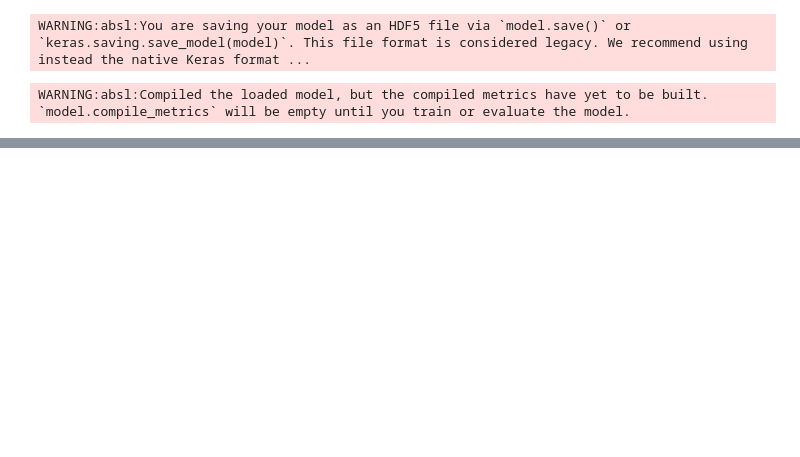
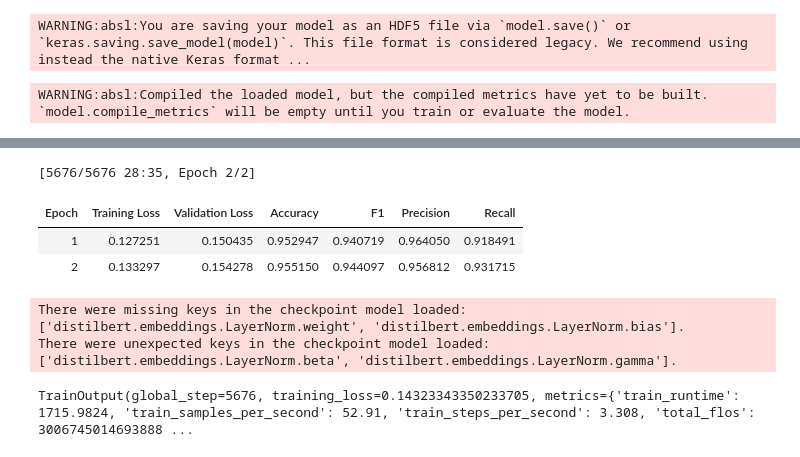
Before and after one commit to Naman21036/SentinelAI, a Jupyter notebook: SentinelAI/notebooks/eda.ipynb, the cells around one changed output, grey strips where cells are left out. Drawn from its saved outputs; the diff is of its cells as text; code cells hidden in the pictures; blank space fills up the shorter version.

```diff
--- a/SentinelAI/notebooks/eda.ipynb
+++ b/SentinelAI/notebooks/eda.ipynb
@@ -311,7 +339,7 @@ WARNING:absl:Compiled the loaded model, but the compiled metrics have yet to be
 with open('tokenizer.pickle', 'rb') as handle:
     load_tokenizer = pickle.load(handle)
 # %%
-test = ''
+test = 'Fuck your entire group and everything you stand for, you are nothing but a toxic presence everywhere you go.'
 def clean_text(text):
     print(text)
     text = str(text).lower()
@@ -351,0 +382,26 @@ no hate
+# %%
+from datasets import Dataset
+
+train_df = pd.DataFrame({"text": X_train, "label": y_train})
+test_df  = pd.DataFrame({"text": X_test,  "label": y_test})
+
+train_dataset = Dataset.from_pandas(train_df)
+test_dataset  = Dataset.from_pandas(test_df)
+# %%
+from transformers import DistilBertTokenizer
+
+tokenizer = DistilBertTokenizer.from_pretrained("distilbert-base-uncased")
+
+def tokenize(batch):
+    return tokenizer(
+        batch["text"],
+        padding="max_length",
+        truncation=True,
+        max_length=128
+    )
+
+train_dataset = train_dataset.map(tokenize, batched=True)
+test_dataset  = test_dataset.map(tokenize, batched=True)
+
+train_dataset.set_format("torch", columns=["input_ids", "attention_mask", "label"])
+test_dataset.set_format("torch", columns=["input_ids", "attention_mask", "label"])
@@ -351,0 +411,7 @@ no hate
+# %%
+from transformers import DistilBertForSequenceClassification
+
+model = DistilBertForSequenceClassification.from_pretrained(
+    "distilbert-base-uncased",
+    num_labels=2
+)
@@ -351,0 +519,18 @@ no hate
+# %%
+trainer = Trainer(
+    model=model,
+    args=training_args,
+    train_dataset=train_dataset,
+    eval_dataset=test_dataset,
+    compute_metrics=compute_metrics
+)
+
+trainer.train()
+# %% [output]
+[5676/5676 28:35, Epoch 2/2]
+| Epoch | Training Loss | Validation Loss | Accuracy | F1 | Precision | Recall |
+| 1 | 0.127251 | 0.150435 | 0.952947 | 0.940719 | 0.964050 | 0.918491 |
+| 2 | 0.133297 | 0.154278 | 0.955150 | 0.944097 | 0.956812 | 0.931715 |
+There were missing keys in the checkpoint model loaded: ['distilbert.embeddings.LayerNorm.weight', 'distilbert.embeddings.LayerNorm.bias'].
+There were unexpected keys in the checkpoint model loaded: ['distilbert.embeddings.LayerNorm.beta', 'distilbert.embeddings.LayerNorm.gamma'].
+TrainOutput(global_step=5676, training_loss=0.14323343350233705, metrics={'train_runtime': 1715.9824, 'train_samples_per_second': 52.91, 'train_steps_per_second': 3.308, 'total_flos': 3006745014693888 ...
```
Also changed, not shown: parts of 21 cells of this notebook.
